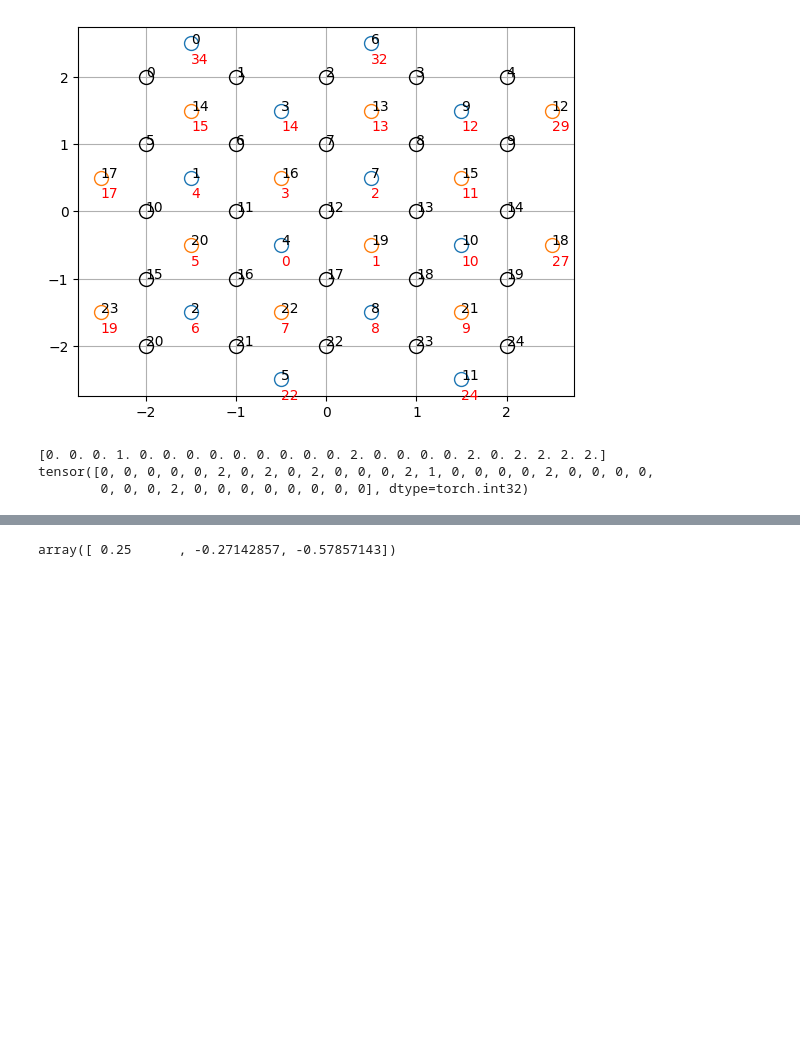
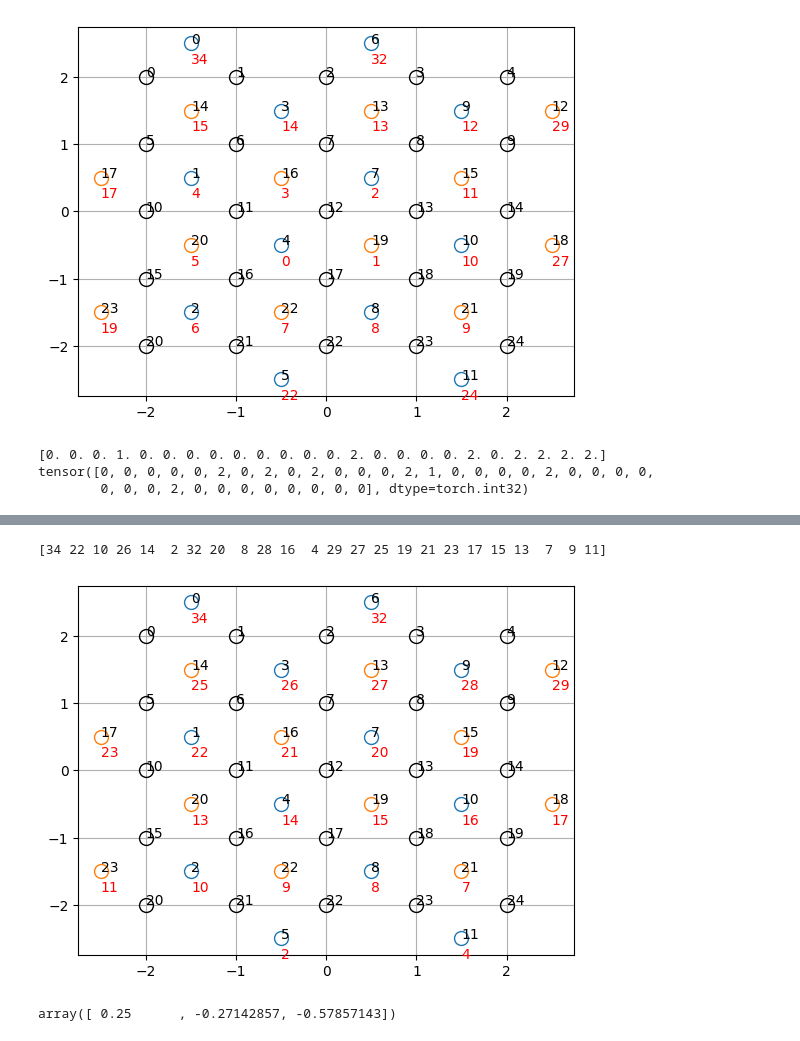
Before and after one commit to hassan-shap/MLqec, a Jupyter notebook: sc_simple_decoder.ipynb, the cells around one changed output, grey strips where cells are left out. Cells and saved outputs as stored; diff of their text form; code cells hidden in the pictures; blank space fills up the shorter version.

```diff
--- a/sc_simple_decoder.ipynb
+++ b/sc_simple_decoder.ipynb
@@ -902,3 +928,27 @@ tensor([0, 0, 0, 0, 0, 2, 0, 2, 0, 2, 0, 0, 0, 2, 1, 0, 0, 0, 0, 2, 0, 0, 0, 0,
+# %%
+d = 5
+q_list, sx_list, sz_list = idx_to_coord(d)
+plotter(q_list,"k")
+plotter(sx_list,"C0")
+plotter(sz_list,"C1")
+# # plotter(sz_list)
+# plt.grid()
+
+perm_mat = np.zeros(d**2-1, dtype=np.int32)
+for idx in sx_list:
+    plt.text(sx_list[idx][0],sx_list[idx][1]-0.3,f"{spiral[sx_list[idx]]}",color="red")
+    perm_mat[int(idx)] = spiral[sx_list[idx]]
+for idx in sz_list:
+    plt.text(sz_list[idx][0],sz_list[idx][1]-0.3,f"{spiral[sz_list[idx]]}",color="red")
+    perm_mat[int(idx)] = spiral[sz_list[idx]]
+    # print(spiral[sx_list[idx]])
+
+plt.grid()
+
+print(perm_mat)
+# %% [output]
+[34 22 10 26 14  2 32 20  8 28 16  4 29 27 25 19 21 23 17 15 13  7  9 11]
+[figure, added]
 # %%
 x = [3,5,7,9,11,13]
 y = [1,4,10,17,27,38]
```
Also changed, not shown: parts of 4 cells of this notebook, 9 other files.
